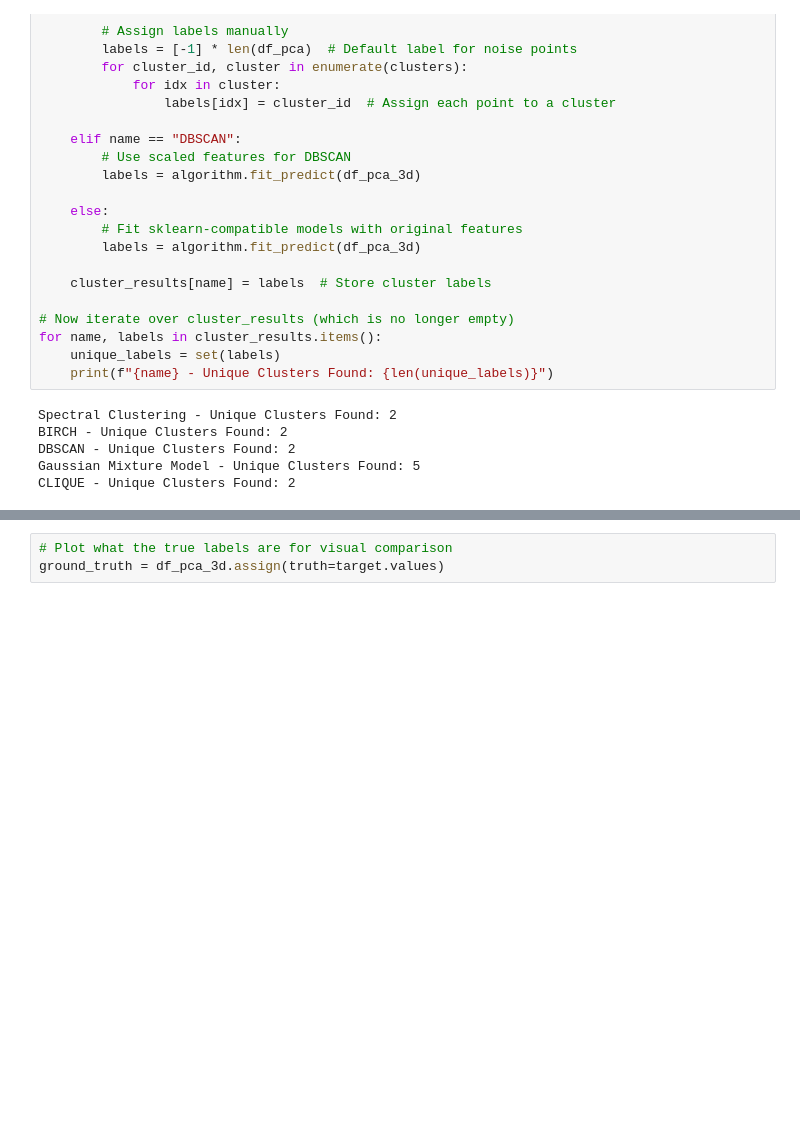
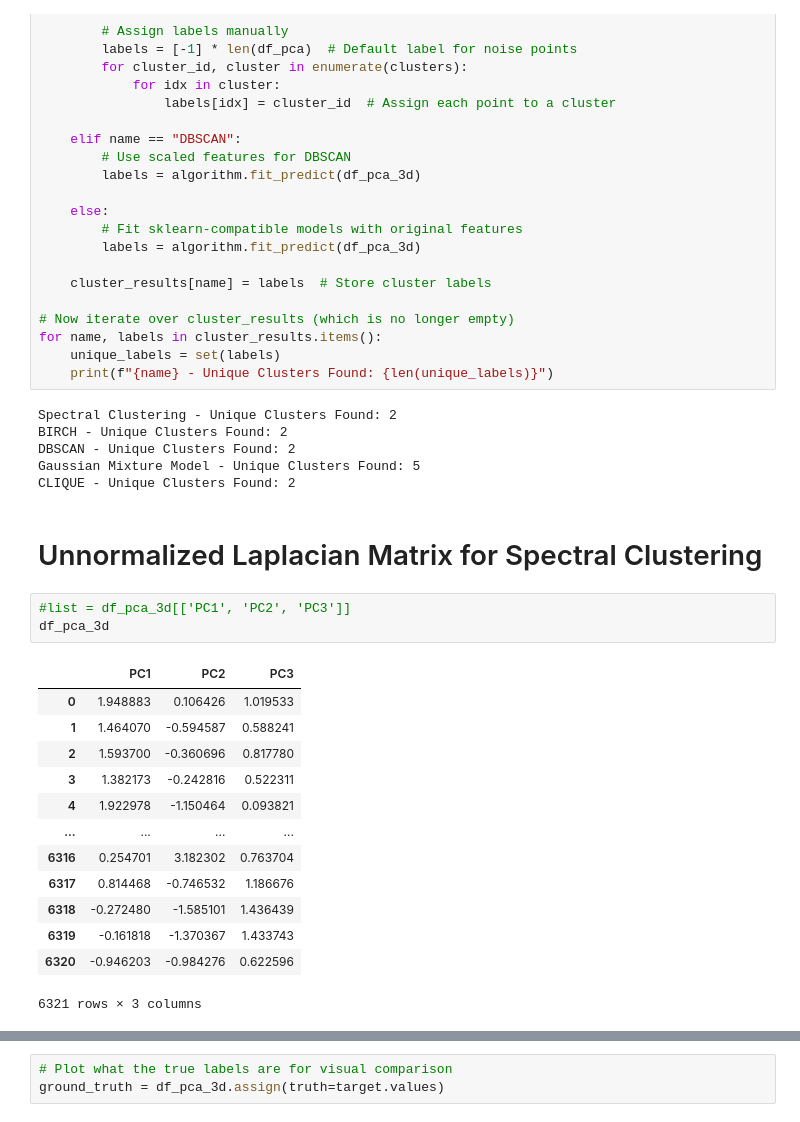
Before and after one commit to Jaee7777/UnsupML_group, a Jupyter notebook: src/ShillBidding.ipynb, the cells around one changed output, grey strips where cells are left out. Drawn from its saved outputs; the diff is of its cells as text; blank space fills up the shorter version.

```diff
--- a/src/ShillBidding.ipynb
+++ b/src/ShillBidding.ipynb
@@ -456,3 +456,22 @@ BIRCH - Unique Clusters Found: 2
 DBSCAN - Unique Clusters Found: 2
 Gaussian Mixture Model - Unique Clusters Found: 5
 CLIQUE - Unique Clusters Found: 2
+# %% [markdown]
+# Unnormalized Laplacian Matrix for Spectral Clustering
+# %%
+#list = df_pca_3d[['PC1', 'PC2', 'PC3']]
+df_pca_3d
+# %% [output]
+|  | PC1 | PC2 | PC3 |
+| 0 | 1.948883 | 0.106426 | 1.019533 |
+| 1 | 1.464070 | -0.594587 | 0.588241 |
+| 2 | 1.593700 | -0.360696 | 0.817780 |
+| 3 | 1.382173 | -0.242816 | 0.522311 |
+| 4 | 1.922978 | -1.150464 | 0.093821 |
+| ... | ... | ... | ... |
+| 6316 | 0.254701 | 3.182302 | 0.763704 |
+| 6317 | 0.814468 | -0.746532 | 1.186676 |
+| 6318 | -0.272480 | -1.585101 | 1.436439 |
+| 6319 | -0.161818 | -1.370367 | 1.433743 |
+| 6320 | -0.946203 | -0.984276 | 0.622596 |
+6321 rows × 3 columns
```
Also changed, not shown: parts of 5 cells of this notebook, 1 other file.
